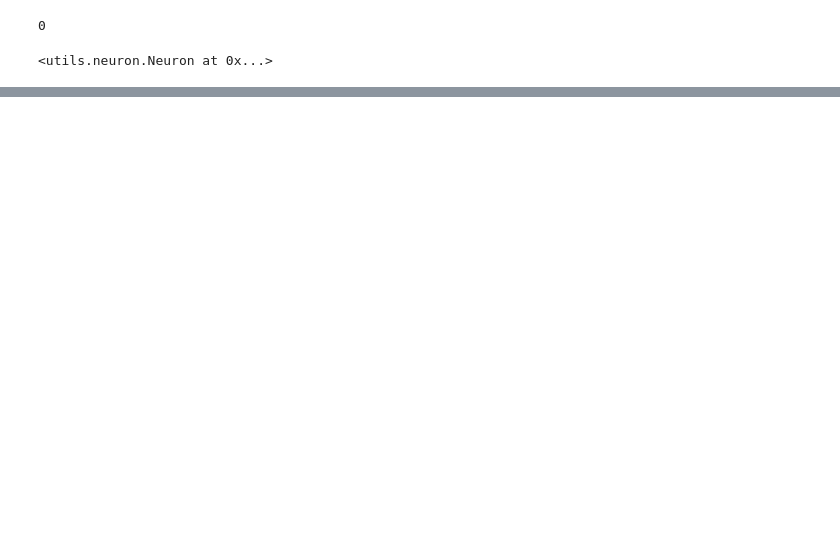
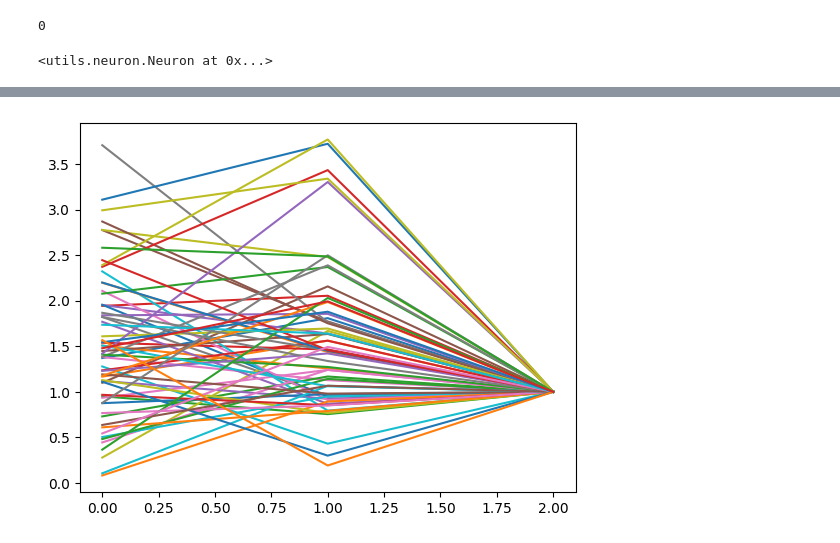
Before and after one commit to LilaShiba/wide_neural_nets_snd, a Jupyter notebook: neuron_explore.ipynb, the cells around one changed output, grey strips where cells are left out. Saved outputs shown, nothing was run; the diff lists cells and outputs as text; code cells hidden in the pictures; blank space fills up the shorter version.

```diff
--- a/neuron_explore.ipynb
+++ b/neuron_explore.ipynb
@@ -84,0 +67,9 @@ plt.plot(n2.signal)
+# %%
+l2 = Layer(64)
+l2.forward(n1.signal)
+# %%
+
+for n in l2.neurons:
+    plt.plot(n.signal)
+# %% [output]
+[figure, added]
```
Also changed, not shown: parts of 14 cells of this notebook, 2 other files.
